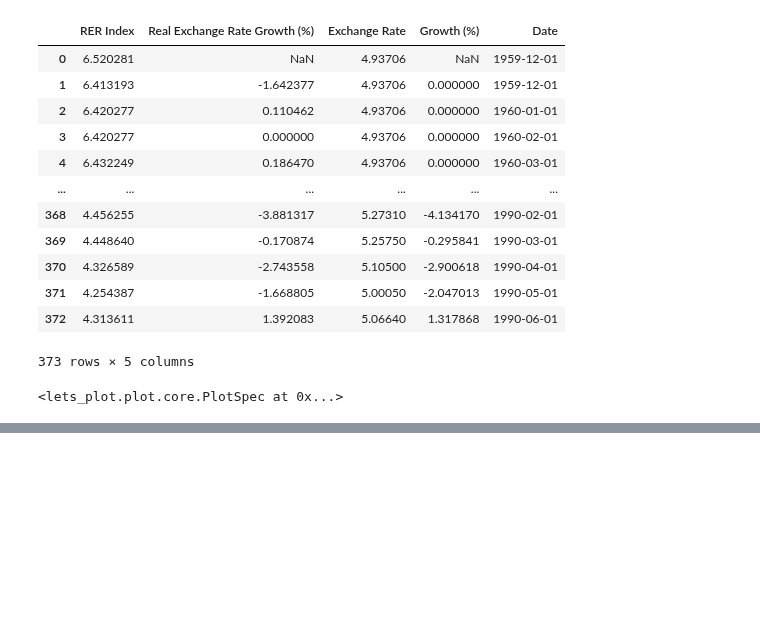
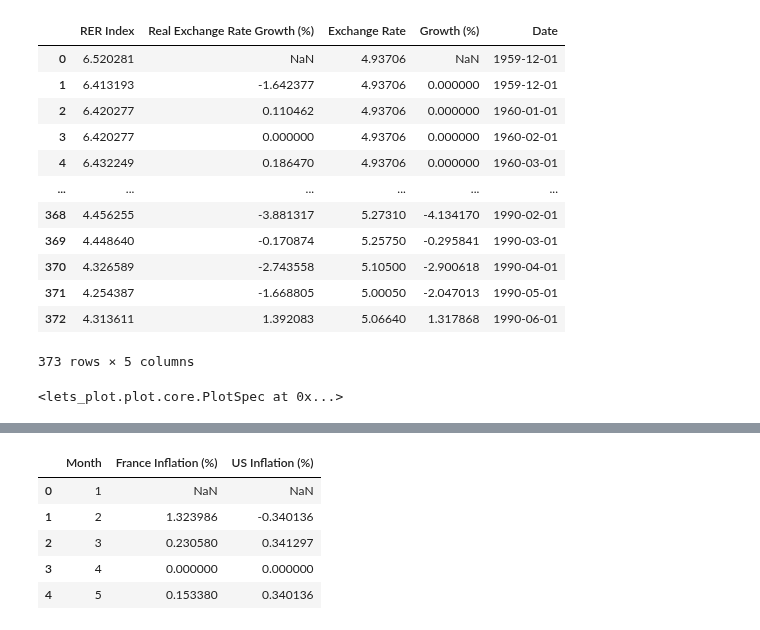
Before and after one commit to SparklyPlant/The-Grave-of-Ming, a Jupyter notebook: Code/NB1.ipynb, the cells around one changed output, grey strips where cells are left out. Drawn from its saved outputs; the diff is of its cells as text; code cells hidden in the pictures; blank space fills up the shorter version.

```diff
--- a/Code/NB1.ipynb
+++ b/Code/NB1.ipynb
@@ -791,0 +814,11 @@ p
+# %%
+Monthly_inflation_graph_df = pd.read_json('../Data/Monthly_inflation.json')
+
+display(Monthly_inflation_graph_df.head())
+# %% [output]
+|  | Month | France Inflation (%) | US Inflation (%) |
+| 0 | 1 | NaN | NaN |
+| 1 | 2 | 1.323986 | -0.340136 |
+| 2 | 3 | 0.230580 | 0.341297 |
+| 3 | 4 | 0.000000 | 0.000000 |
+| 4 | 5 | 0.153380 | 0.340136 |
```
Also changed, not shown: parts of 10 cells of this notebook, 3 other files.
